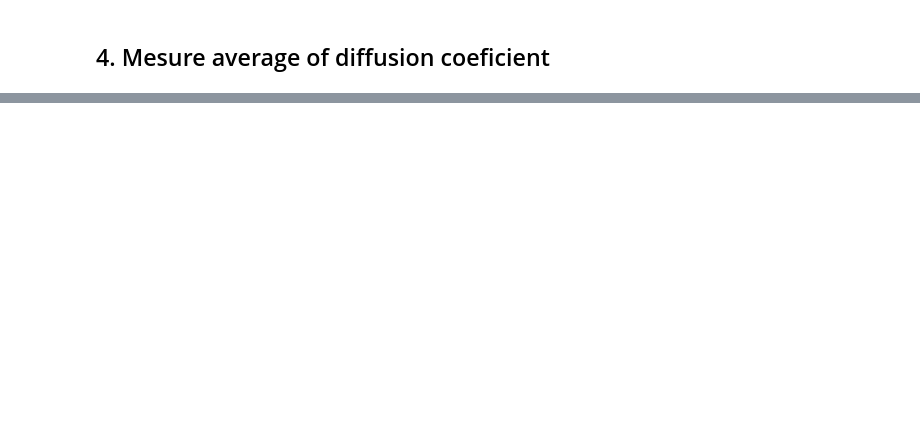
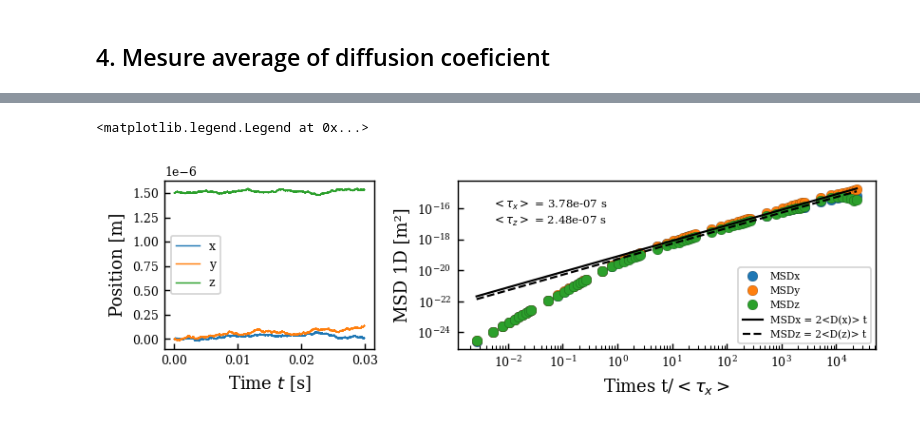
Before and after one commit to ElodieMillan/Brownian-particle-near-wall, a Jupyter notebook: OptimizedCython/ResultsRigidWall_Inertial_CYTHON.ipynb, the cells around one changed output, grey strips where cells are left out. Drawn from its saved outputs; the diff is of its cells as text; code cells hidden in the pictures; blank space fills up the shorter version.

```diff
--- a/OptimizedCython/ResultsRigidWall_Inertial_CYTHON.ipynb
+++ b/OptimizedCython/ResultsRigidWall_Inertial_CYTHON.ipynb
@@ -296,0 +389,72 @@ mean_Dx_theo/(langevin3D.kb * langevin3D.T / langevin3D.gamma)
+# %%
+def cm2Inch(cm):
+    inch = cm / 2.54
+    return inch
+
+w = cm2Inch(21 - 5)
+h = cm2Inch((21 - 5)/1.618)
+fig = plt.figure(constrained_layout=True, figsize=(w,h/2))
+spec = gridspec.GridSpec(ncols=3, nrows=1, figure=fig)
+
+###################################################
+fig.add_subplot(spec[0, 0])
+
+plt.plot(langevin3D.t, langevin3D.x, linewidth=0.8, label="x")
+plt.plot(langevin3D.t, langevin3D.y, linewidth=0.8, label="y")
+plt.plot(langevin3D.t, langevin3D.z, linewidth=0.8, label="z")
+plt.xlabel("Time $t$ [s]")
+plt.ylabel("Position [m]")
+plt.ticklabel_format(axis="y", style="sci", scilimits=(-2, 2))
+plt.legend(loc="center left", fontsize="x-small")
+
+###################################################
+fig.add_subplot(spec[0, 1:])
+
+
+plt.loglog(
+    langevin3D.t[langevin3D.list_dt_MSD]/mean_tau_x,
+    MSDx,
+    "o",
+    label="MSDx",
+)
+plt.loglog(
+    langevin3D.t[langevin3D.list_dt_MSD]/mean_tau_x,
+    MSDy,
+    "o",
+    label="MSDy",
+)
+plt.loglog(
+    langevin3D.t[langevin3D.list_dt_MSD]/mean_tau_x ,
+    MSDz,
+    "o",
+    label="MSDz",
+)
+plt.plot(
+    langevin3D.t[langevin3D.list_dt_MSD]/mean_tau_x ,
+    2*mean_Dx_theo
+    * langevin3D.t[langevin3D.list_dt_MSD],
+    "-",
+    color="black",
+    linewidth=1.2,
+    label="MSDx = 2<D(x)> t",
+)
+plt.plot(
+    langevin3D.t[langevin3D.list_dt_MSD]/mean_tau_x ,
+    2*mean_D_theo
+    * langevin3D.t[langevin3D.list_dt_MSD],
+    "--",
+    color="black",
+    linewidth=1.2,
+    label="MSDz = 2<D(z)> t",
+)
+
+plt.text(5e-3, 1e-16, "$<\\tau_x>$ = {:.2e} s".format(mean_tau_x), fontsize=6.5)
+plt.text(5e-3, 1e-17, "$<\\tau_z>$ = {:.2e} s".format(mean_tau_z), fontsize=6.5)
+plt.xlabel("Times t/$ <\\tau_{x}> $")
+plt.ylabel("MSD 1D [m²]")
+# plt.axis([1e-3, 1e3, None, None])
+
+plt.legend(loc='lower right', fontsize="xx-small")
+# %% [output]
+<matplotlib.legend.Legend at 0x...>
+[figure, added]
```
Also changed, not shown: parts of 19 cells of this notebook, 13 other files.
